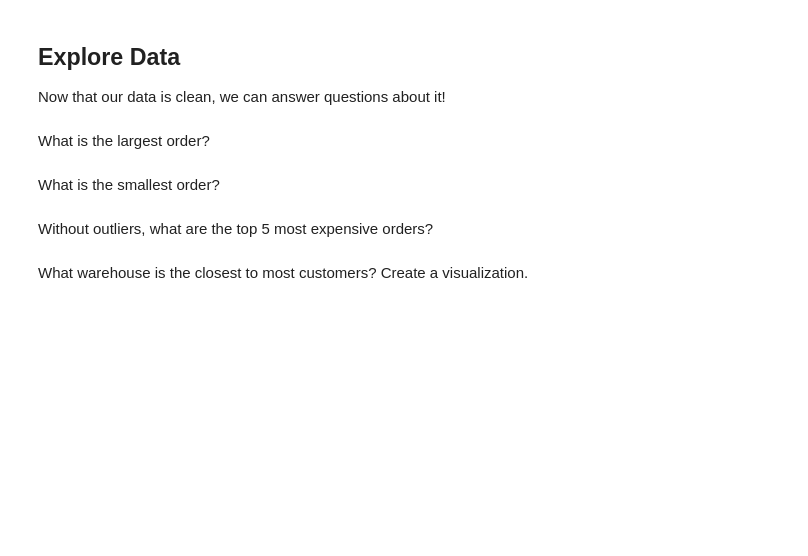
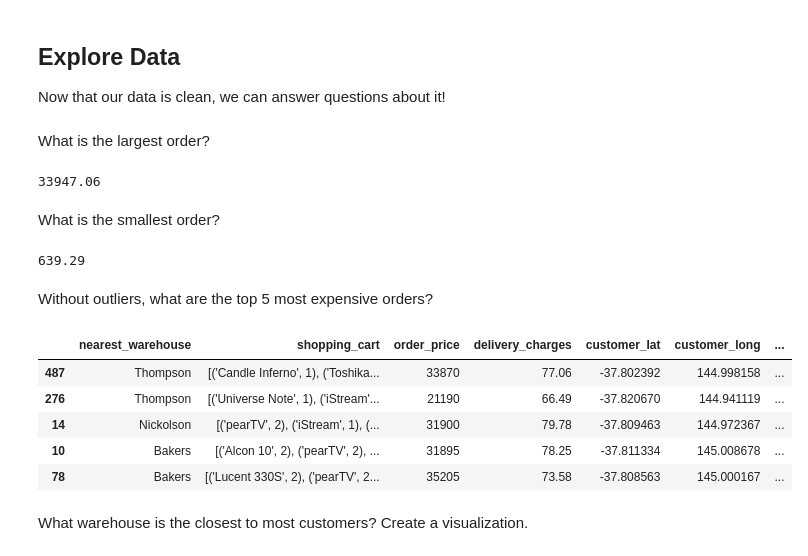
Before and after one commit to EPIC-Campus-LPS/cleaning-warehouse-data-J-Huster, a Jupyter notebook: Lab1.1.ipynb, the cells around one changed output. Cells and saved outputs as stored; diff of their text form; code cells hidden in the pictures; blank space fills up the shorter version.

```diff
--- a/Lab1.1.ipynb
+++ b/Lab1.1.ipynb
@@ -270,9 +295,26 @@ There are 18 records with outliers to remove.
 Now that our data is clean, we can answer questions about it!
 # %% [markdown]
 What is the largest order?
+# %%
+warehouse_clean['order_total'].max()
+# %% [output]
+33947.06
 # %% [markdown]
 What is the smallest order?
+# %%
+warehouse_clean['order_total'].min()
+# %% [output]
+639.29
 # %% [markdown]
 Without outliers, what are the top 5 most expensive orders?
+# %%
+warehouse_clean.nlargest(5, 'order_total')
+# %% [output]
+|  | nearest_warehouse | shopping_cart | order_price | delivery_charges | customer_lat | customer_long | ... |
+| 487 | Thompson | [('Candle Inferno', 1), ('Toshika... | 33870 | 77.06 | -37.802392 | 144.998158 | ... |
+| 276 | Thompson | [('Universe Note', 1), ('iStream'... | 21190 | 66.49 | -37.820670 | 144.941119 | ... |
+| 14 | Nickolson | [('pearTV', 2), ('iStream', 1), (... | 31900 | 79.78 | -37.809463 | 144.972367 | ... |
+| 10 | Bakers | [('Alcon 10', 2), ('pearTV', 2), ... | 31895 | 78.25 | -37.811334 | 145.008678 | ... |
+| 78 | Bakers | [('Lucent 330S', 2), ('pearTV', 2... | 35205 | 73.58 | -37.808563 | 145.000167 | ... |
 # %% [markdown]
 What warehouse is the closest to most customers? Create a visualization.
```
Also changed, not shown: parts of 6 cells of this notebook.
